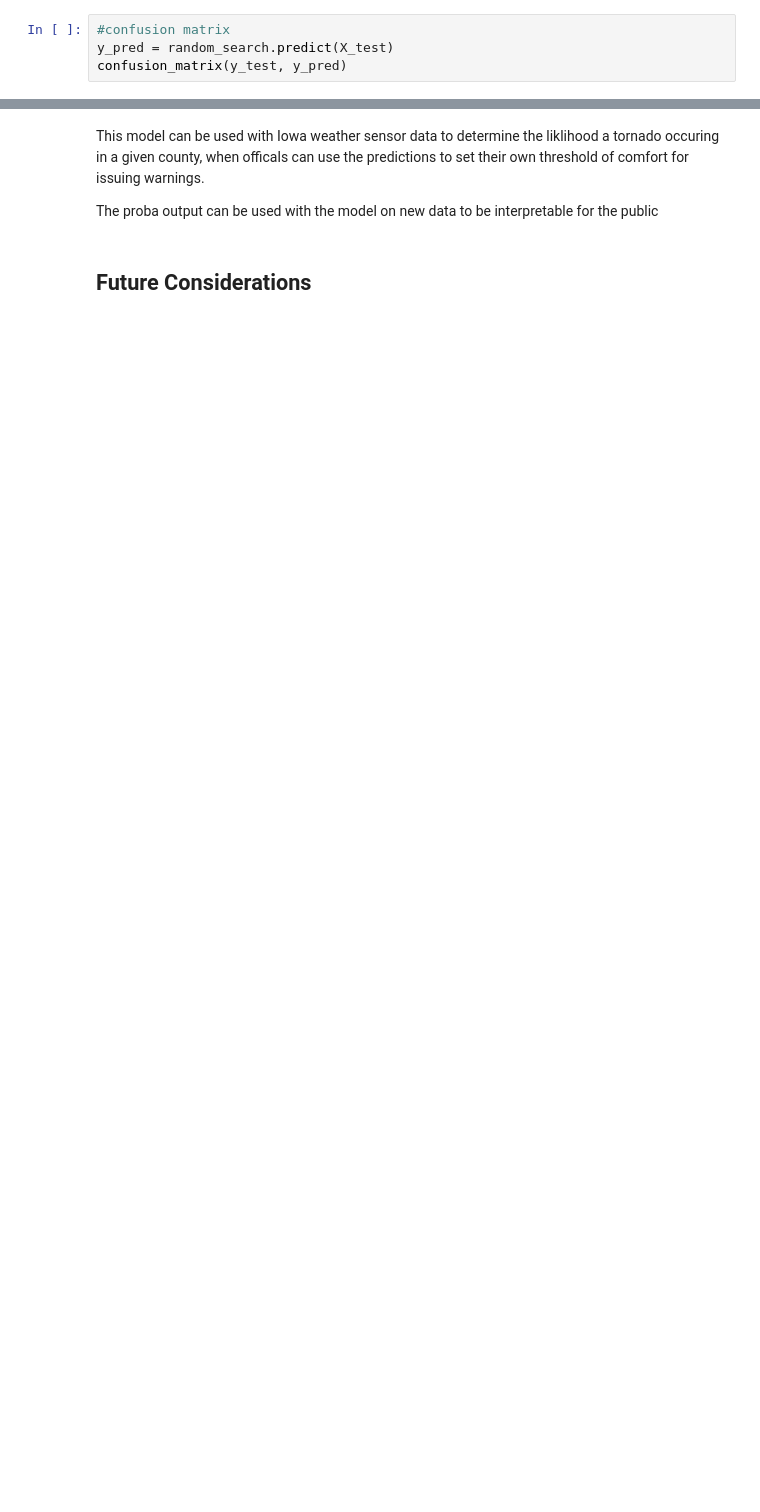
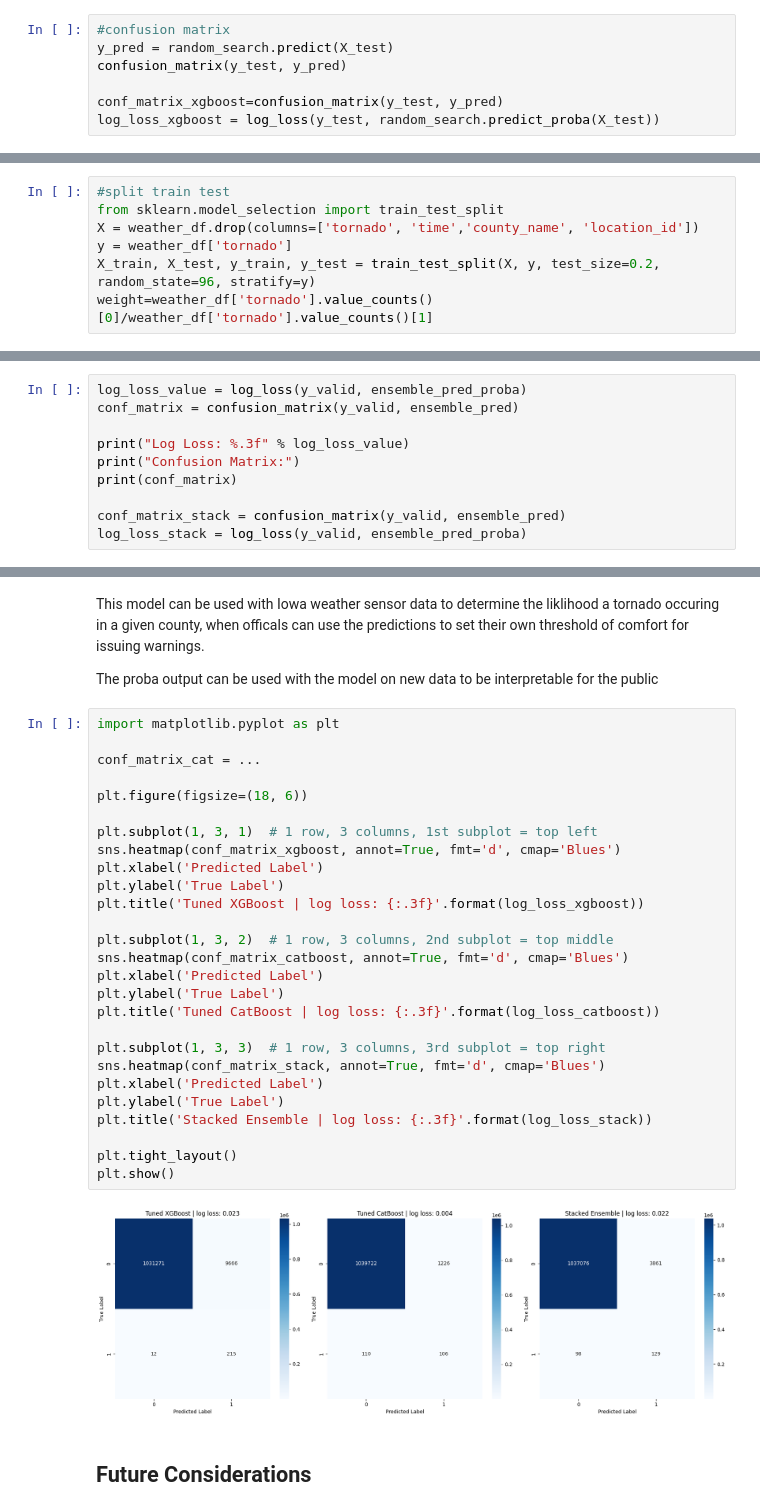
Before and after one commit to dpatel77/ProjectToto, a Jupyter notebook: ML_Model/ml_projectTOTO.ipynb, the cells around one changed output, grey strips where cells are left out. Drawn from its saved outputs; the diff is of its cells as text; blank space fills up the shorter version.

```diff
--- a/ML_Model/ml_projectTOTO.ipynb
+++ b/ML_Model/ml_projectTOTO.ipynb
@@ -414,3 +414,6 @@ print(random_search.best_score_)
 #confusion matrix
 y_pred = random_search.predict(X_test)
 confusion_matrix(y_test, y_pred)
+
+conf_matrix_xgboost=confusion_matrix(y_test, y_pred)
+log_loss_xgboost = log_loss(y_test, random_search.predict_proba(X_test))
@@ -517,3 +526,10 @@ We want to combine these two models using a stacking ensemble method with a logi
+# %%
+#split train test
+from sklearn.model_selection import train_test_split
+X = weather_df.drop(columns=['tornado', 'time','county_name', 'location_id'])
+y = weather_df['tornado']
+X_train, X_test, y_train, y_test = train_test_split(X, y, test_size=0.2, random_state=96, stratify=y)
+weight=weather_df['tornado'].value_counts()[0]/weather_df['tornado'].value_counts()[1]
 # %%
 #best xgboost
 xgb=XGBClassifier(scale_pos_weight=weight, max_depth=9, learning_rate=0.1,n_jobs=-1)
@@ -554,0 +624,10 @@ array([[963642,  77306],
+# %%
+log_loss_value = log_loss(y_valid, ensemble_pred_proba)
+conf_matrix = confusion_matrix(y_valid, ensemble_pred)
+
+print("Log Loss: %.3f" % log_loss_value)
+print("Confusion Matrix:")
+print(conf_matrix)
+
+conf_matrix_stack = confusion_matrix(y_valid, ensemble_pred)
+log_loss_stack = log_loss(y_valid, ensemble_pred_proba)
@@ -597,6 +687,35 @@ Catboost tuned could also be good, but it missed predicting 50% of the tornados,
 This model can be used with Iowa weather sensor data to determine the liklihood a tornado occuring in a given county, when officals can use the predictions to set their own threshold of comfort for issuing warnings.
 
 The proba output can be used with the model on new data to be interpretable for the public
+# %%
+import matplotlib.pyplot as plt
+
+conf_matrix_cat = ...
+
+plt.figure(figsize=(18, 6))
+
+plt.subplot(1, 3, 1)  # 1 row, 3 columns, 1st subplot = top left
+sns.heatmap(conf_matrix_xgboost, annot=True, fmt='d', cmap='Blues')
+plt.xlabel('Predicted Label')
+plt.ylabel('True Label')
+plt.title('Tuned XGBoost | log loss: {:.3f}'.format(log_loss_xgboost))
+
+plt.subplot(1, 3, 2)  # 1 row, 3 columns, 2nd subplot = top middle
+sns.heatmap(conf_matrix_catboost, annot=True, fmt='d', cmap='Blues')
+plt.xlabel('Predicted Label')
+plt.ylabel('True Label')
+plt.title('Tuned CatBoost | log loss: {:.3f}'.format(log_loss_catboost))
+
+plt.subplot(1, 3, 3)  # 1 row, 3 columns, 3rd subplot = top right
+sns.heatmap(conf_matrix_stack, annot=True, fmt='d', cmap='Blues')
+plt.xlabel('Predicted Label')
+plt.ylabel('True Label')
+plt.title('Stacked Ensemble | log loss: {:.3f}'.format(log_loss_stack))
+
+plt.tight_layout()
+plt.show()
+# %% [output]
+[figure, added]
 # %% [markdown]
 ## Future Considerations
 # %% [markdown]
```
Also changed, not shown: parts of 13 cells of this notebook, 7 other files.
